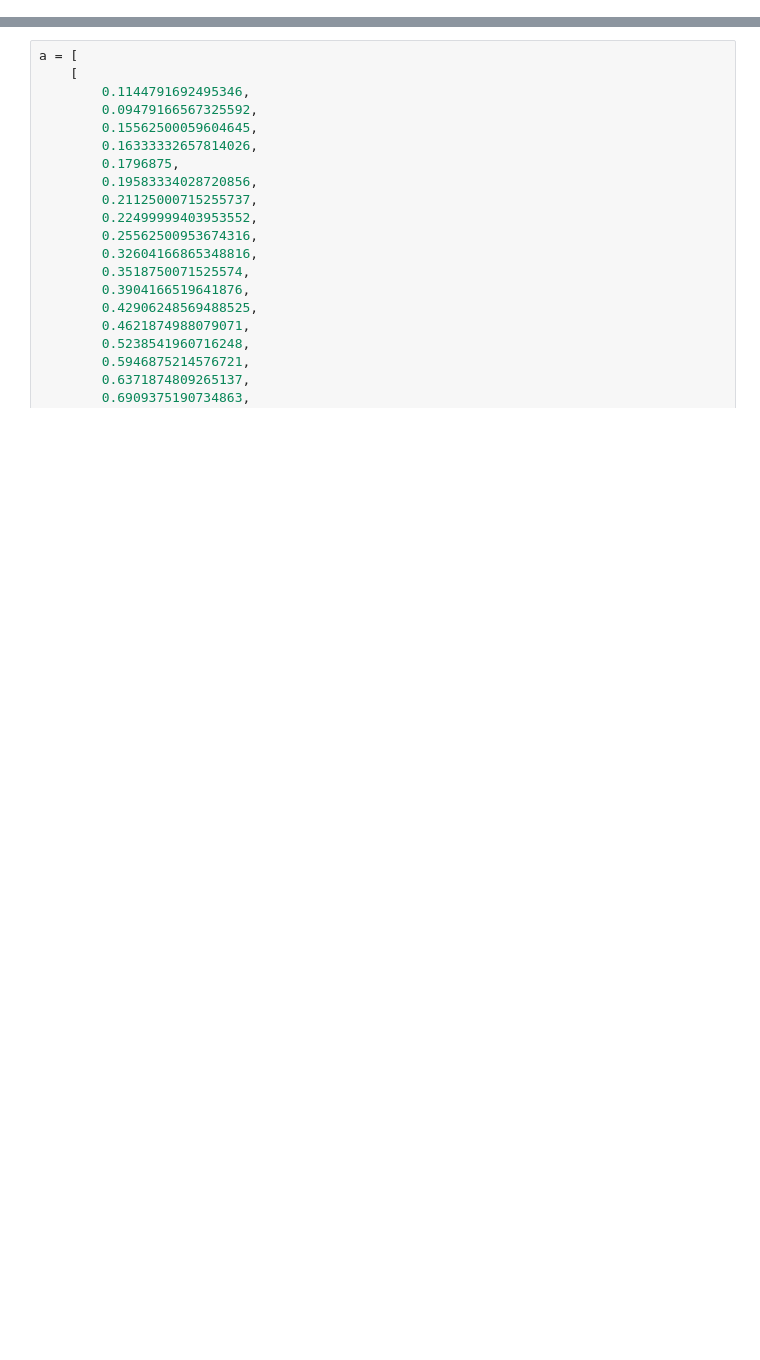
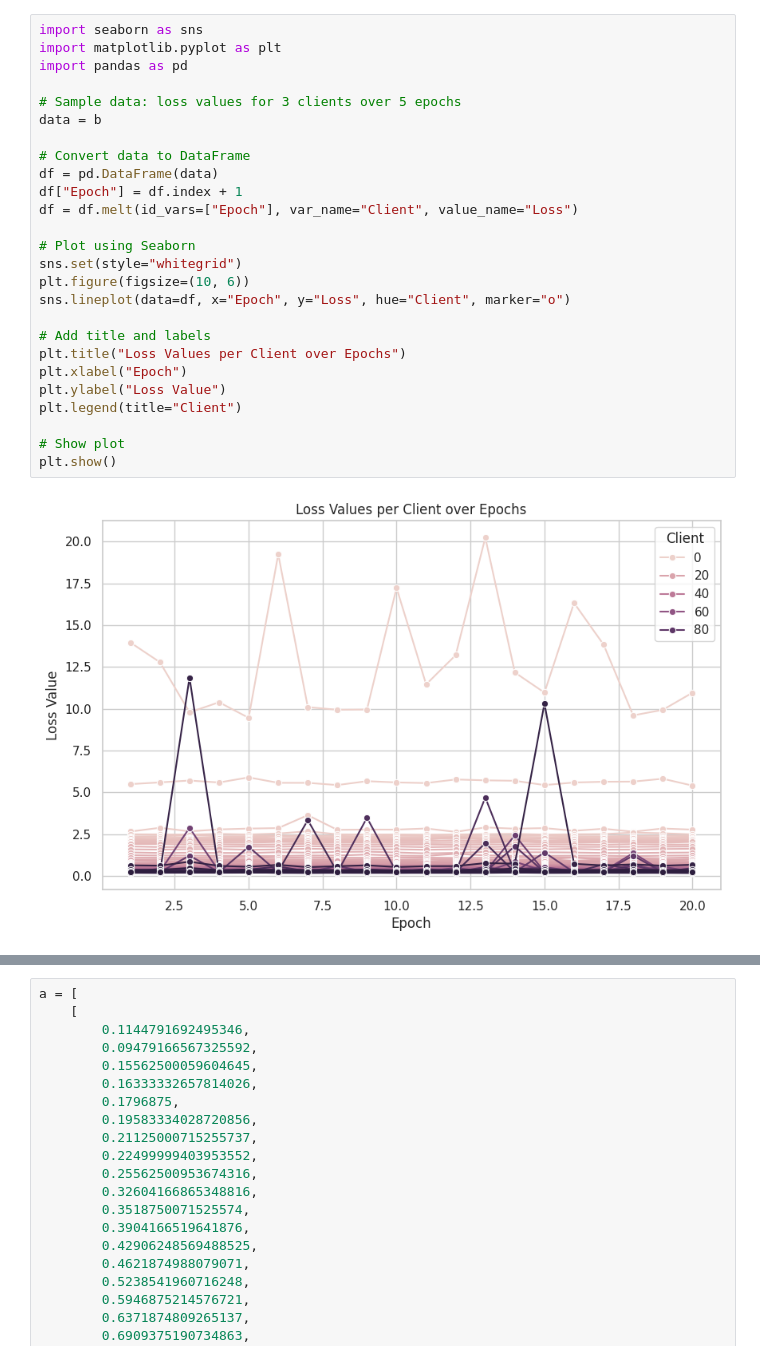
Before and after one commit to destx0/hemanfed, a Jupyter notebook: t.ipynb, the cells around one changed output, grey strips where cells are left out. Drawn from its saved outputs; the diff is of its cells as text; blank space fills up the shorter version.

```diff
--- a/t.ipynb
+++ b/t.ipynb
@@ -0,0 +2249,28 @@
+# %%
+import seaborn as sns
+import matplotlib.pyplot as plt
+import pandas as pd
+
+# Sample data: loss values for 3 clients over 5 epochs
+data = b
+
+# Convert data to DataFrame
+df = pd.DataFrame(data)
+df["Epoch"] = df.index + 1
+df = df.melt(id_vars=["Epoch"], var_name="Client", value_name="Loss")
+
+# Plot using Seaborn
+sns.set(style="whitegrid")
+plt.figure(figsize=(10, 6))
+sns.lineplot(data=df, x="Epoch", y="Loss", hue="Client", marker="o")
+
+# Add title and labels
+plt.title("Loss Values per Client over Epochs")
+plt.xlabel("Epoch")
+plt.ylabel("Loss Value")
+plt.legend(title="Client")
+
+# Show plot
+plt.show()
+# %% [output]
+[figure, added]
```
Also changed, not shown: parts of 19 cells of this notebook, 2 other files.
